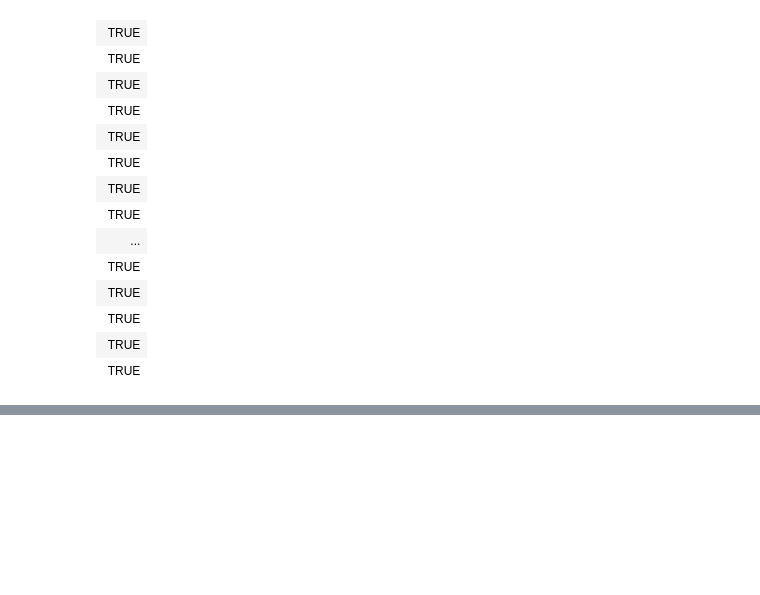
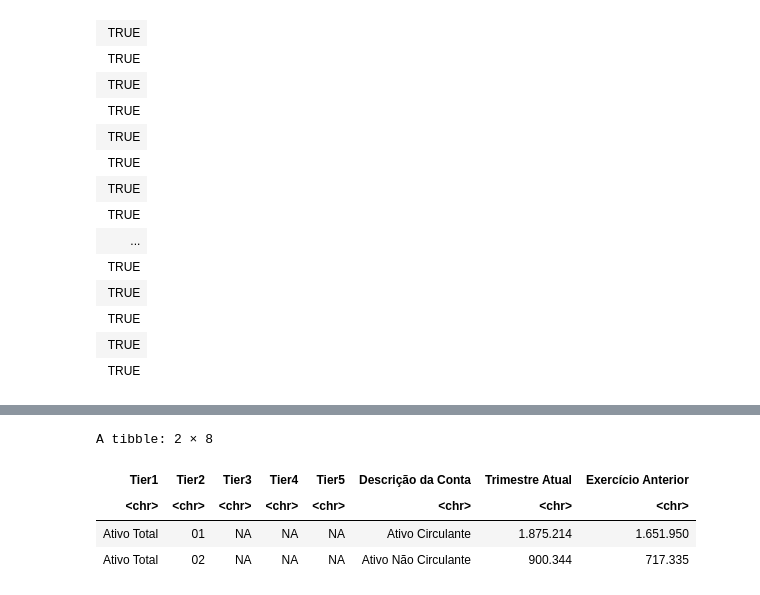
Before and after one commit to Francesco-Ghizzo/Data-Science, a Jupyter notebook: R/Finance/Financial_Statement-tidy.ipynb, the cells around one changed output, grey strips where cells are left out. Saved outputs shown, nothing was run; the diff lists cells and outputs as text; code cells hidden in the pictures; blank space fills up the shorter version.

```diff
--- a/R/Finance/Financial_Statement-tidy.ipynb
+++ b/R/Finance/Financial_Statement-tidy.ipynb
@@ -161,3 +151,12 @@ A grouped_df: 22 × 8
 | Ativo Total | 02 | 02 | NA | NA | Investimentos | 6.505 | 5.934 |
 | Ativo Total | 02 | 03 | NA | NA | Imobilizado | 786.627 | 619.172 |
 | Ativo Total | 02 | 04 | NA | NA | Intangível | 2.268 | 1.288 |
+# %%
+row_mask <- filter(data_frame_1, is.na(data_frame_1$Tier3))
+row_mask
+# %% [output]
+A tibble: 2 × 8
+| Tier1 | Tier2 | Tier3 | Tier4 | Tier5 | Descrição da Conta | Trimestre Atual | Exercício Anterior |
+| <chr> | <chr> | <chr> | <chr> | <chr> | <chr> | <chr> | <chr> |
+| Ativo Total | 01 | NA | NA | NA | Ativo Circulante | 1.875.214 | 1.651.950 |
+| Ativo Total | 02 | NA | NA | NA | Ativo Não Circulante | 900.344 | 717.335 |
```
Also changed, not shown: parts of 6 cells of this notebook.
